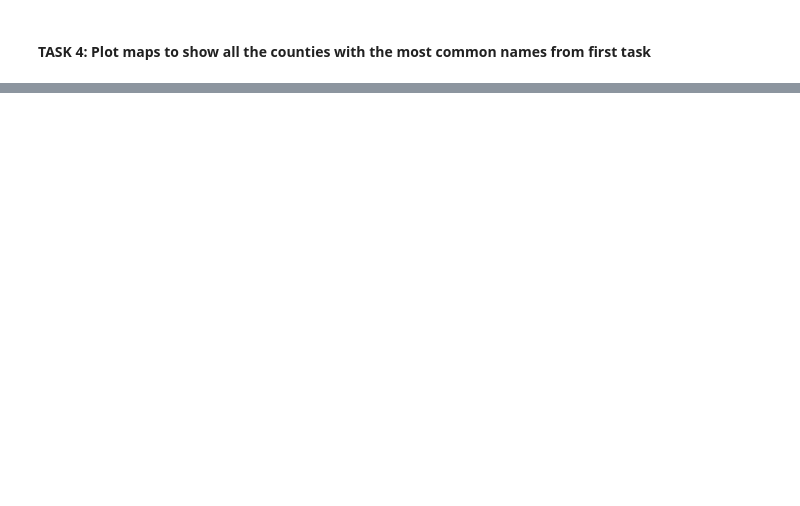
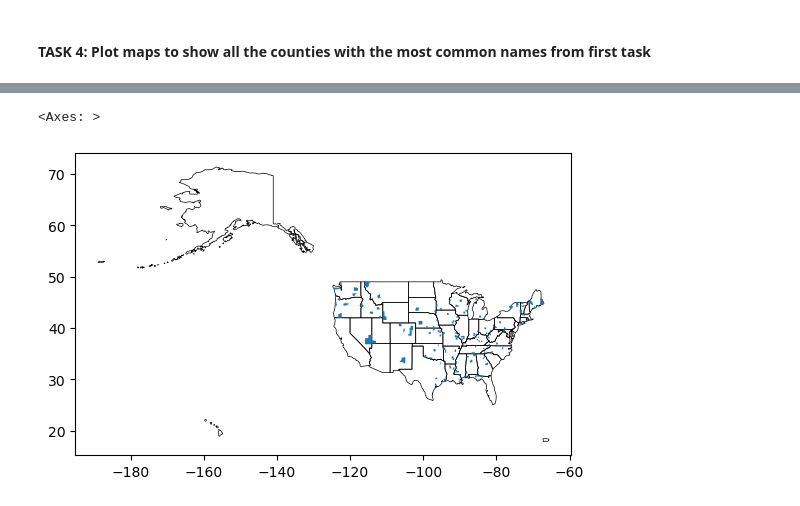
Before and after one commit to amycarrillo164/GTECH732-GeoComputation, a Jupyter notebook: Assignment_8/HW_8.ipynb, the cells around one changed output, grey strips where cells are left out. Cells and saved outputs as stored; diff of their text form; code cells hidden in the pictures; blank space fills up the shorter version.

```diff
--- a/Assignment_8/HW_8.ipynb
+++ b/Assignment_8/HW_8.ipynb
@@ -229,0 +226,9 @@ merged_data.sample(5)
+# %%
+boundaries = boundaries.to_crs(map_data_plot.crs)
+# %%
+ax = map_data_plot.plot(zorder=2)
+
+boundaries.plot(ax=ax, facecolor="none", edgecolor='black', lw=0.5, zorder=1)
+# %% [output]
+<Axes: >
+[figure, added]
```
Also changed, not shown: parts of 12 cells of this notebook.
